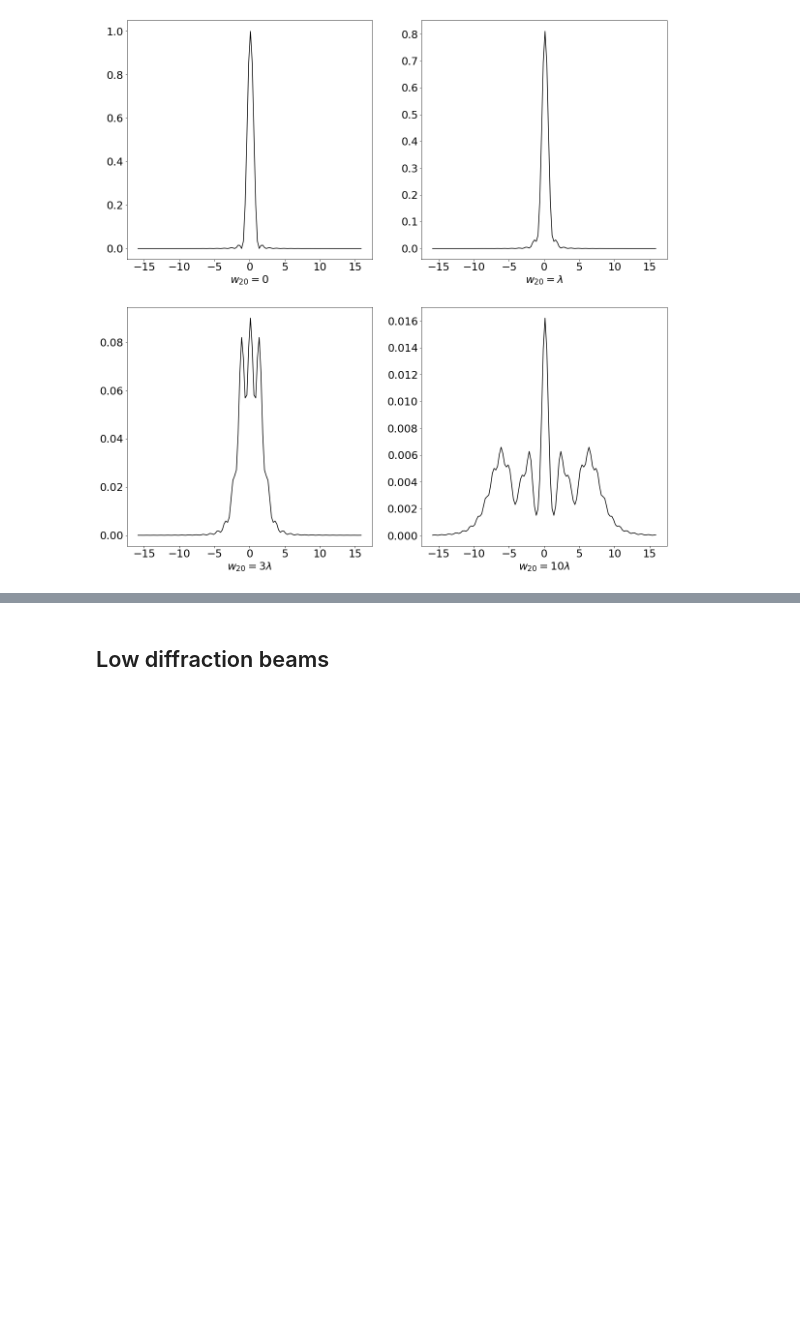
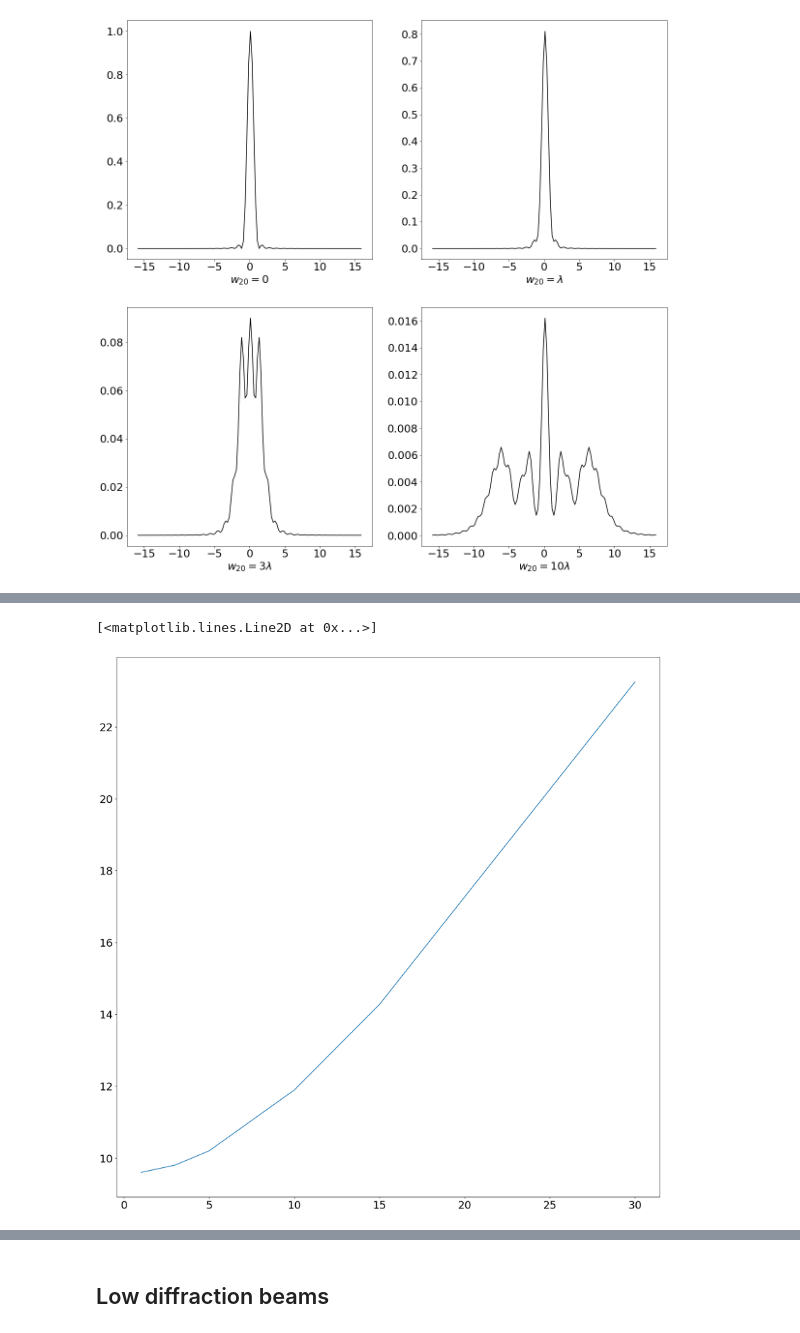
Before and after one commit to djbradyAtOpticalSciencesArizona/computationalImaging, a Jupyter notebook: coherence/focus.ipynb, the cells around one changed output, grey strips where cells are left out. Cells and saved outputs as stored; diff of their text form; code cells hidden in the pictures; blank space fills up the shorter version.

```diff
--- a/coherence/focus.ipynb
+++ b/coherence/focus.ipynb
@@ -85,0 +108,5 @@ files.download('defocusPSF.pdf')
+# %%
+plt.plot(wS,widths)
+# %% [output]
+[<matplotlib.lines.Line2D at 0x...>]
+[figure, added]
```
Also changed, not shown: parts of 12 cells of this notebook.
